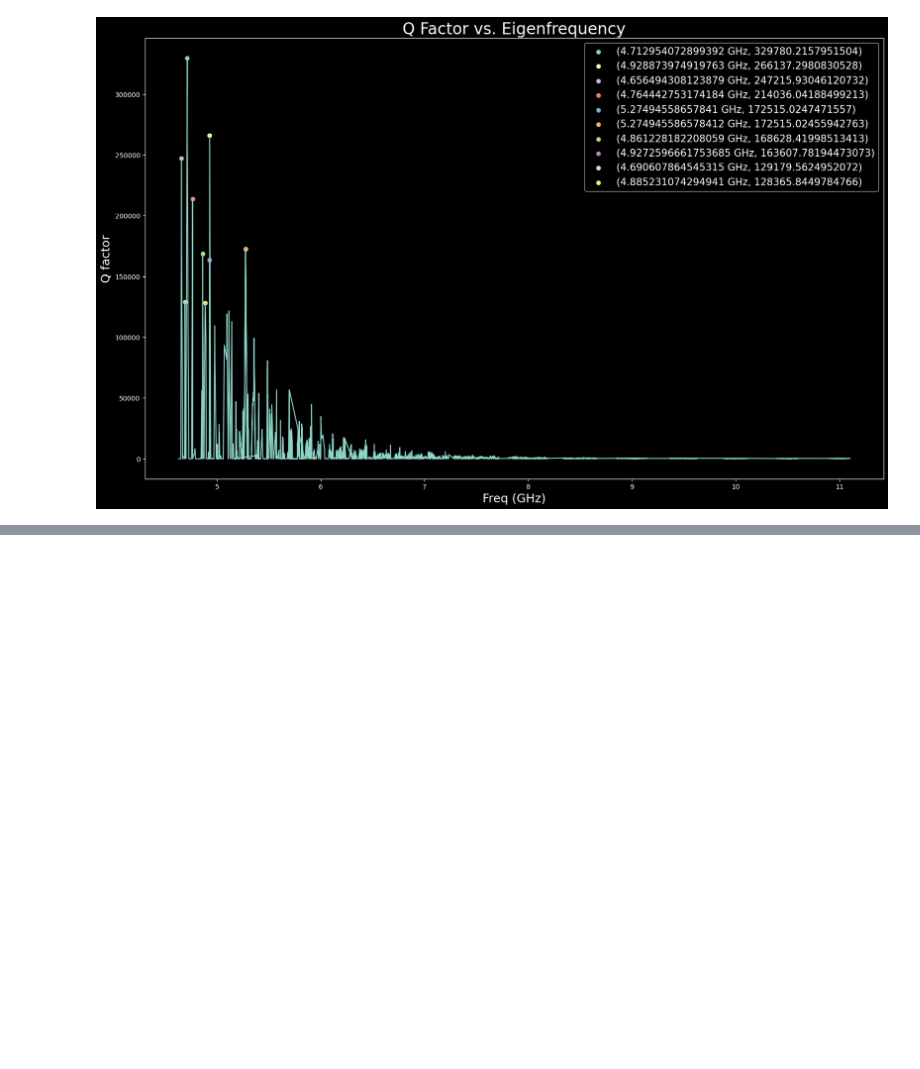
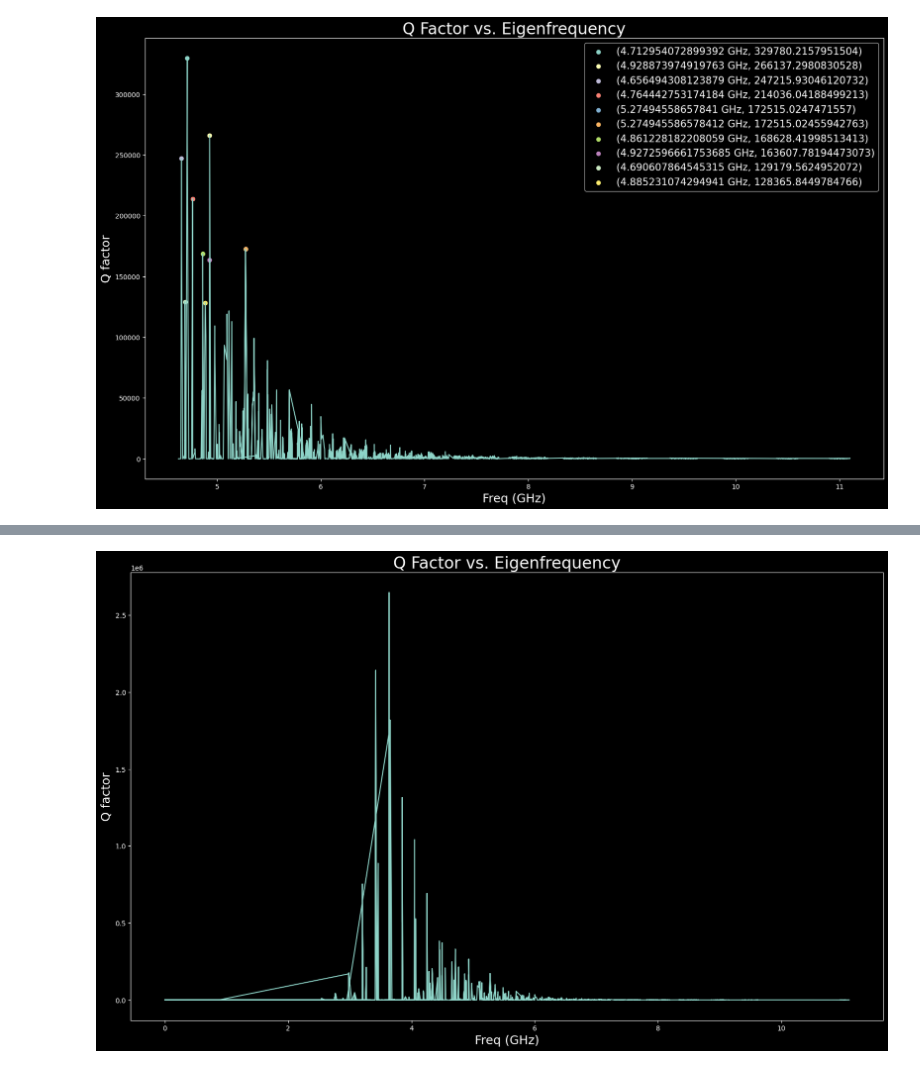
Before and after one commit to leay01/whispering_gallery_MAIN, a Jupyter notebook: wgm_code/Q_fac_analysis/Qfac_new.ipynb, the cells around one changed output, grey strips where cells are left out. Cells and saved outputs as stored; diff of their text form; code cells hidden in the pictures; blank space fills up the shorter version.

```diff
--- a/wgm_code/Q_fac_analysis/Qfac_new.ipynb
+++ b/wgm_code/Q_fac_analysis/Qfac_new.ipynb
@@ -84,0 +139,7 @@ plt.legend()
+# %%
+all_Q = pd.concat([Q1to5, Q5to11])
+# %%
+plt.figure(figsize = (20,12))
+plot_Qvfreq(all_Q)
+# %% [output]
+[figure, added]
```
Also changed, not shown: parts of 8 cells of this notebook, 1 other file.
